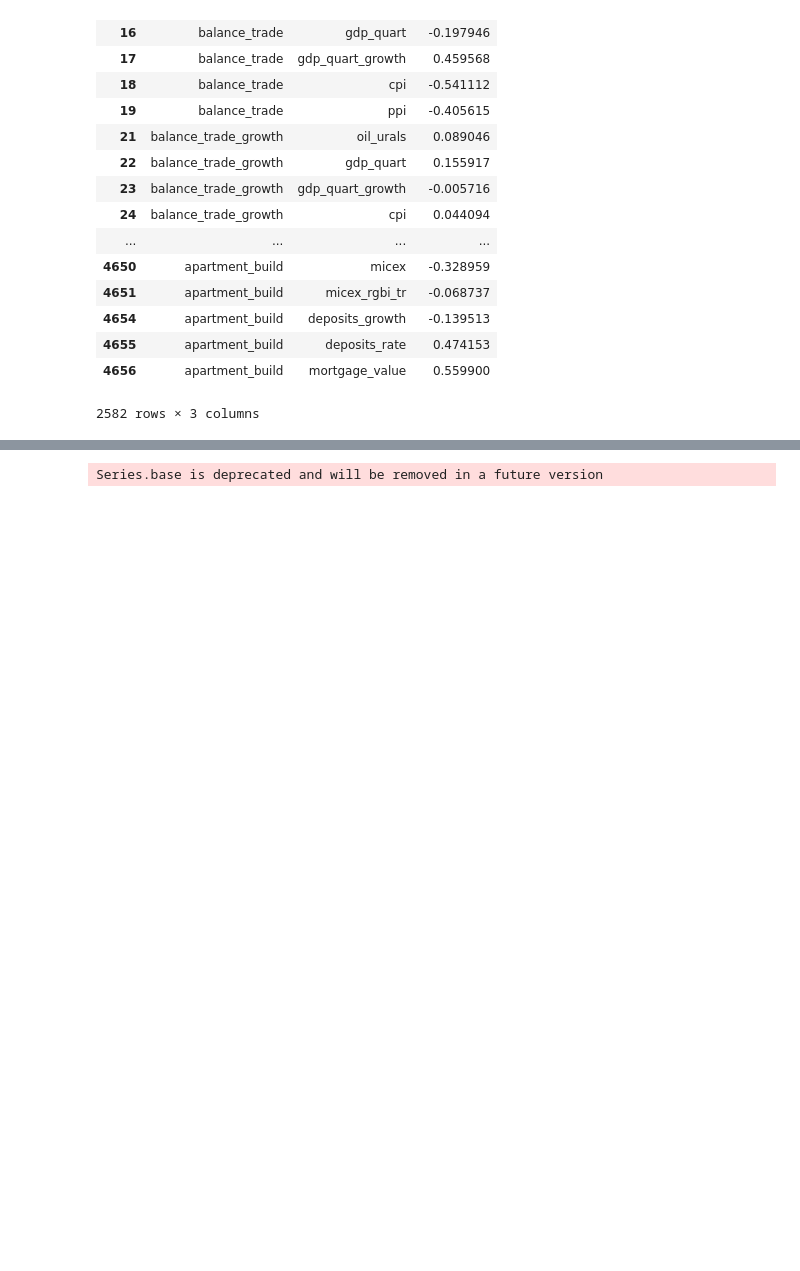
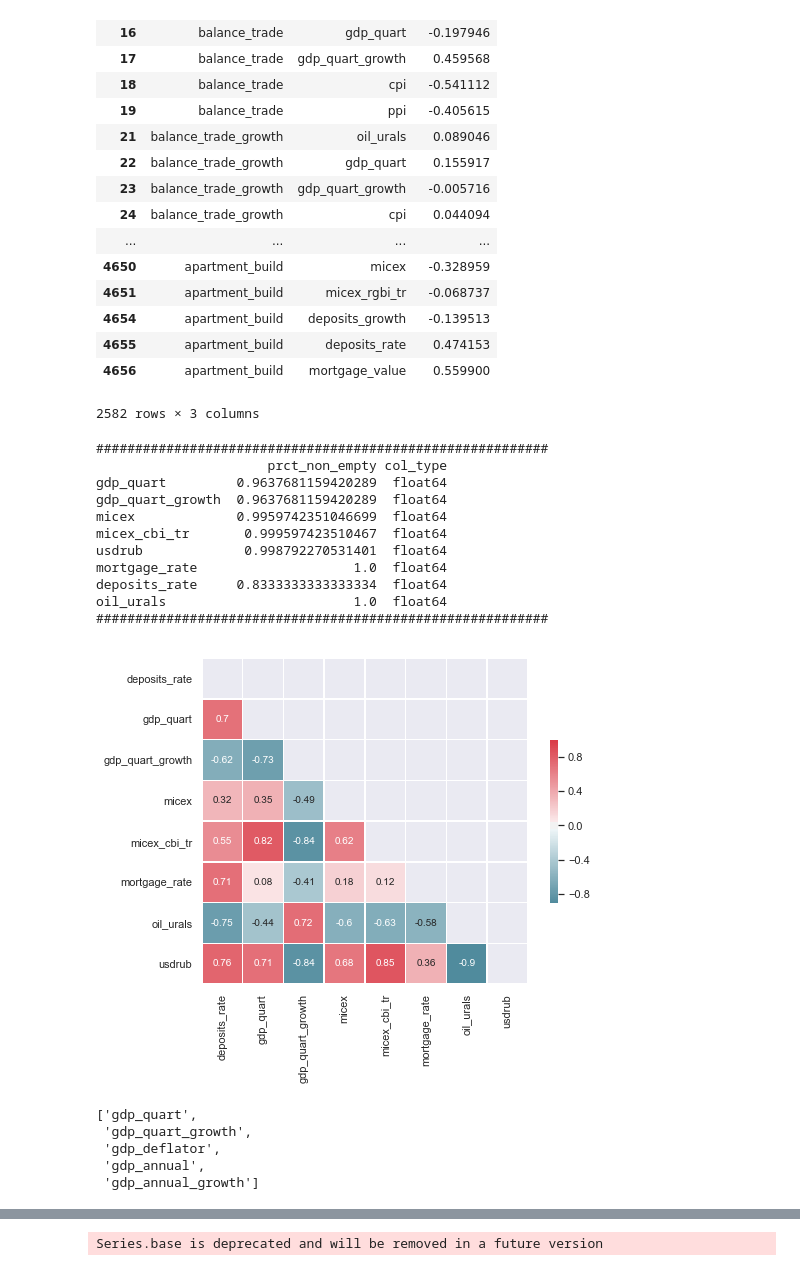
Before and after one commit to AndrewSukhobok95/HousePriceAnalysis_with_shap, a Jupyter notebook: xgbPred.ipynb, the cells around one changed output, grey strips where cells are left out. Cells and saved outputs as stored; diff of their text form; code cells hidden in the pictures; blank space fills up the shorter version.

```diff
--- a/xgbPred.ipynb
+++ b/xgbPred.ipynb
@@ -686,3 +686,37 @@ macro_df_corr[macro_df_corr["corr_value"].abs()<0.6]
 | 4655 | apartment_build | deposits_rate | 0.474153 |
 | 4656 | apartment_build | mortgage_value | 0.559900 |
 2582 rows × 3 columns
+# %%
+mcols = [
+    "gdp_quart",
+    'gdp_quart_growth',
+    "micex",
+    "micex_cbi_tr",
+    "usdrub",
+    "mortgage_rate",
+    "deposits_rate",
+    "oil_urals"
+]
+
+corr_df, empty_info = get_corr_empty_info(df=macro_df, cols=mcols)
+# %% [output]
+##########################################################
+                      prct_non_empty col_type
+gdp_quart         0.9637681159420289  float64
+gdp_quart_growth  0.9637681159420289  float64
+micex             0.9959742351046699  float64
+micex_cbi_tr       0.999597423510467  float64
+usdrub             0.998792270531401  float64
+mortgage_rate                    1.0  float64
+deposits_rate     0.8333333333333334  float64
+oil_urals                        1.0  float64
+##########################################################
+[figure, added]
+# %%
+list(filter(lambda x: "gdp" in x, macro_df.columns))
+# %% [output]
+['gdp_quart',
+ 'gdp_quart_growth',
+ 'gdp_deflator',
+ 'gdp_annual',
+ 'gdp_annual_growth']
```
Also changed, not shown: parts of 2 cells of this notebook.
